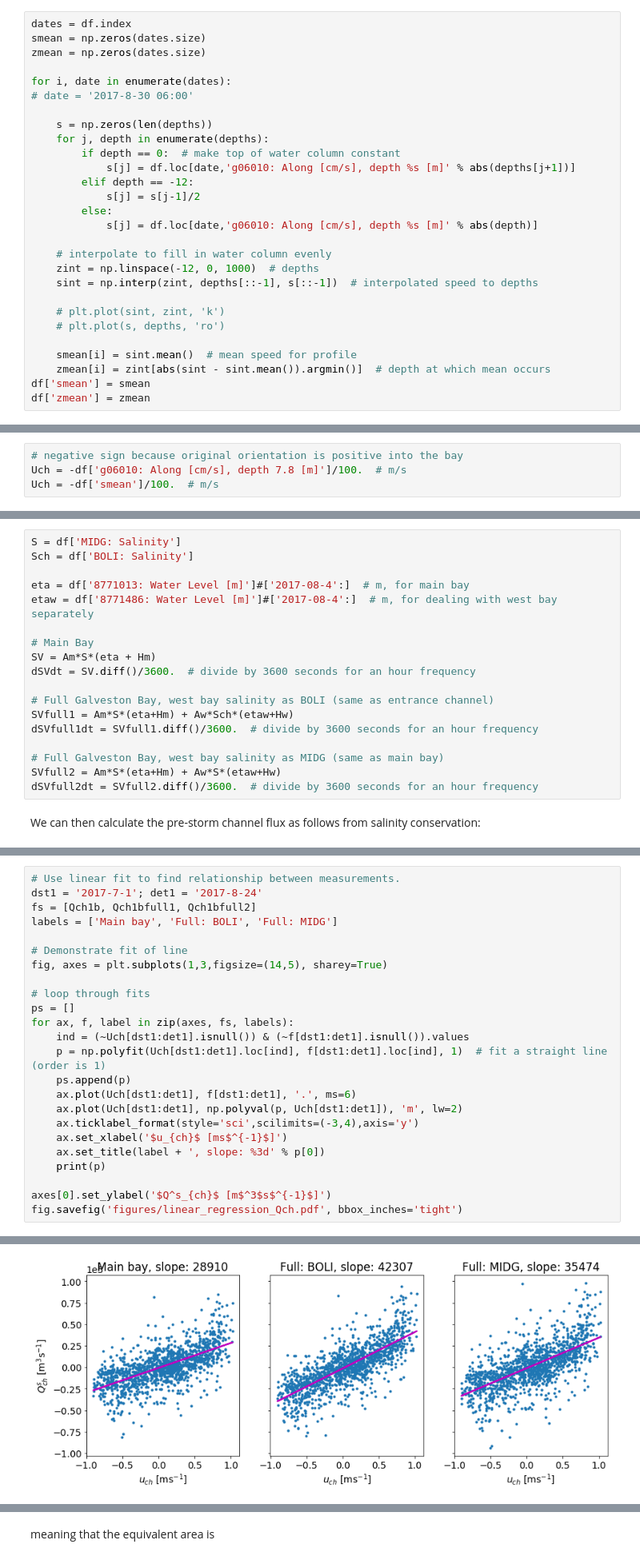
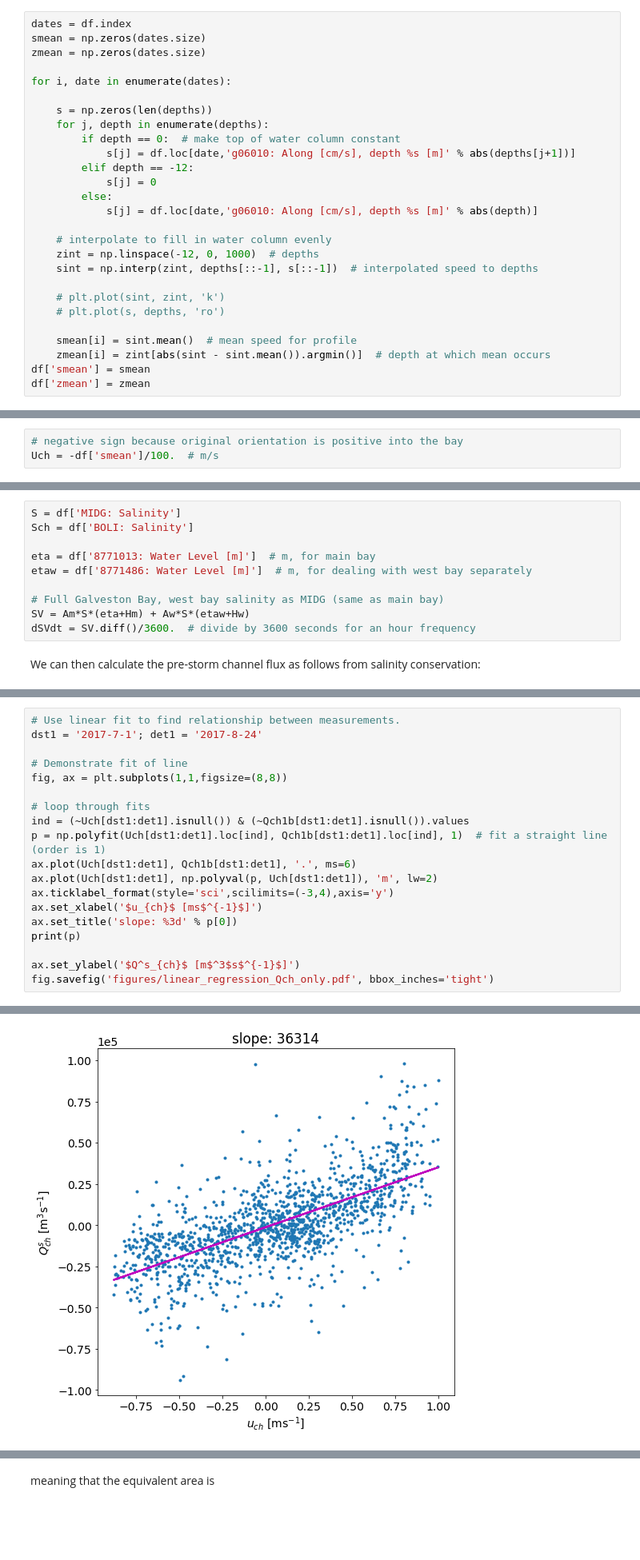
Before and after one commit to kthyng/flood_estimate, a Jupyter notebook: Hurricane Harvey Freshwater Input.ipynb, the cells around one changed output, grey strips where cells are left out. Shown at 80% size. Saved outputs shown, nothing was run; the diff lists cells and outputs as text; blank space fills up the shorter version.

```diff
--- a/Hurricane Harvey Freshwater Input.ipynb
+++ b/Hurricane Harvey Freshwater Input.ipynb
@@ -270,14 +116,13 @@ smean = np.zeros(dates.size)
 zmean = np.zeros(dates.size)
 
 for i, date in enumerate(dates):
-# date = '2017-8-30 06:00'
 
     s = np.zeros(len(depths))
     for j, depth in enumerate(depths):
         if depth == 0:  # make top of water column constant
             s[j] = df.loc[date,'g06010: Along [cm/s], depth %s [m]' % abs(depths[j+1])]
         elif depth == -12:
-            s[j] = s[j-1]/2
+            s[j] = 0
         else:
             s[j] = df.loc[date,'g06010: Along [cm/s], depth %s [m]' % abs(depth)]
 
@@ -557,7 +545,6 @@ Q_{ch} &= \iint_A U_{ch}(t) \, dA  \\
 where the integral of the along-channel velocity, $U_{ch}$, of a cross-section of Galveston channel is approximated by the along-channel velocity at buoy `g06010` times the approximate cross-sectional area, width $W$ times depth $D$. Instead of estimating the cross-sectional area of the channel, we leave this constant as a parameter to be estimated by comparing with the salinity conservation method. This parameter will include errors in the method too.
 # %%
 # negative sign because original orientation is positive into the bay
-Uch = -df['g06010: Along [cm/s], depth 7.8 [m]']/100.  # m/s
 Uch = -df['smean']/100.  # m/s
 # %% [markdown]
 ## 1b. From salinity conservation
@@ -612,20 +599,12 @@ Hw = -np.nanmean(bathyw)
 S = df['MIDG: Salinity']
 Sch = df['BOLI: Salinity']
 
-eta = df['8771013: Water Level [m]']#['2017-08-4':]  # m, for main bay
-etaw = df['8771486: Water Level [m]']#['2017-08-4':]  # m, for dealing with west bay separately
-
-# Main Bay
-SV = Am*S*(eta + Hm)
-dSVdt = SV.diff()/3600.  # divide by 3600 seconds for an hour frequency
-
-# Full Galveston Bay, west bay salinity as BOLI (same as entrance channel)
-SVfull1 = Am*S*(eta+Hm) + Aw*Sch*(etaw+Hw)
-dSVfull1dt = SVfull1.diff()/3600.  # divide by 3600 seconds for an hour frequency
+eta = df['8771013: Water Level [m]']  # m, for main bay
+etaw = df['8771486: Water Level [m]']  # m, for dealing with west bay separately
 
 # Full Galveston Bay, west bay salinity as MIDG (same as main bay)
-SVfull2 = Am*S*(eta+Hm) + Aw*S*(etaw+Hw)
-dSVfull2dt = SVfull2.diff()/3600.  # divide by 3600 seconds for an hour frequency
+SV = Am*S*(eta+Hm) + Aw*S*(etaw+Hw)
+dSVdt = SV.diff()/3600.  # divide by 3600 seconds for an hour frequency
 # %% [markdown]
 We can then calculate the pre-storm channel flux as follows from salinity conservation:
 # %%
@@ -697,25 +619,20 @@ We seek a fixed constant to improve the comparison of $U_{ch}$ with Qout1b. So,
 # %%
 # Use linear fit to find relationship between measurements.
 dst1 = '2017-7-1'; det1 = '2017-8-24'
-fs = [Qch1b, Qch1bfull1, Qch1bfull2]
-labels = ['Main bay', 'Full: BOLI', 'Full: MIDG']
 
 # Demonstrate fit of line
-fig, axes = plt.subplots(1,3,figsize=(14,5), sharey=True)
+fig, ax = plt.subplots(1,1,figsize=(8,8))
 
 # loop through fits
-ps = []
-for ax, f, label in zip(axes, fs, labels):
-    ind = (~Uch[dst1:det1].isnull()) & (~f[dst1:det1].isnull()).values
-    p = np.polyfit(Uch[dst1:det1].loc[ind], f[dst1:det1].loc[ind], 1)  # fit a straight line (order is 1)
-    ps.append(p)
-    ax.plot(Uch[dst1:det1], f[dst1:det1], '.', ms=6)
-    ax.plot(Uch[dst1:det1], np.polyval(p, Uch[dst1:det1]), 'm', lw=2)
-    ax.ticklabel_format(style='sci',scilimits=(-3,4),axis='y')
-    ax.set_xlabel('$u_{ch}$ [ms$^{-1}$]')
-    ax.set_title(label + ', slope: %3d' % p[0])
-    print(p)
+ind = (~Uch[dst1:det1].isnull()) & (~Qch1b[dst1:det1].isnull()).values
+p = np.polyfit(Uch[dst1:det1].loc[ind], Qch1b[dst1:det1].loc[ind], 1)  # fit a straight line (order is 1)
+ax.plot(Uch[dst1:det1], Qch1b[dst1:det1], '.', ms=6)
+ax.plot(Uch[dst1:det1], np.polyval(p, Uch[dst1:det1]), 'm', lw=2)
+ax.ticklabel_format(style='sci',scilimits=(-3,4),axis='y')
+ax.set_xlabel('$u_{ch}$ [ms$^{-1}$]')
+ax.set_title('slope: %3d' % p[0])
+print(p)
 
-axes[0].set_ylabel('$Q^s_{ch}$ [m$^3$s$^{-1}$]')
-fig.savefig('figures/linear_regression_Qch.pdf', bbox_inches='tight')
+ax.set_ylabel('$Q^s_{ch}$ [m$^3$s$^{-1}$]')
+fig.savefig('figures/linear_regression_Qch_only.pdf', bbox_inches='tight')
 # %% [output]
@@ -725,4 +640,4 @@ fig.savefig('figures/linear_regression_Qch.pdf', bbox_inches='tight')
-[figure, old version]
+[figure, new version]
 # %% [markdown]
 The improved channel flux is the the data-based method (1a) times the slope of the fit between the two methods. The constant factor (p[0]) represents the cross-sectional area of the channel at the location of the current meter times an error factor accounting for the fact that the channel flow is not uniform across the channel nor with depth.
 
```
Also changed, not shown: parts of 78 cells of this notebook.
